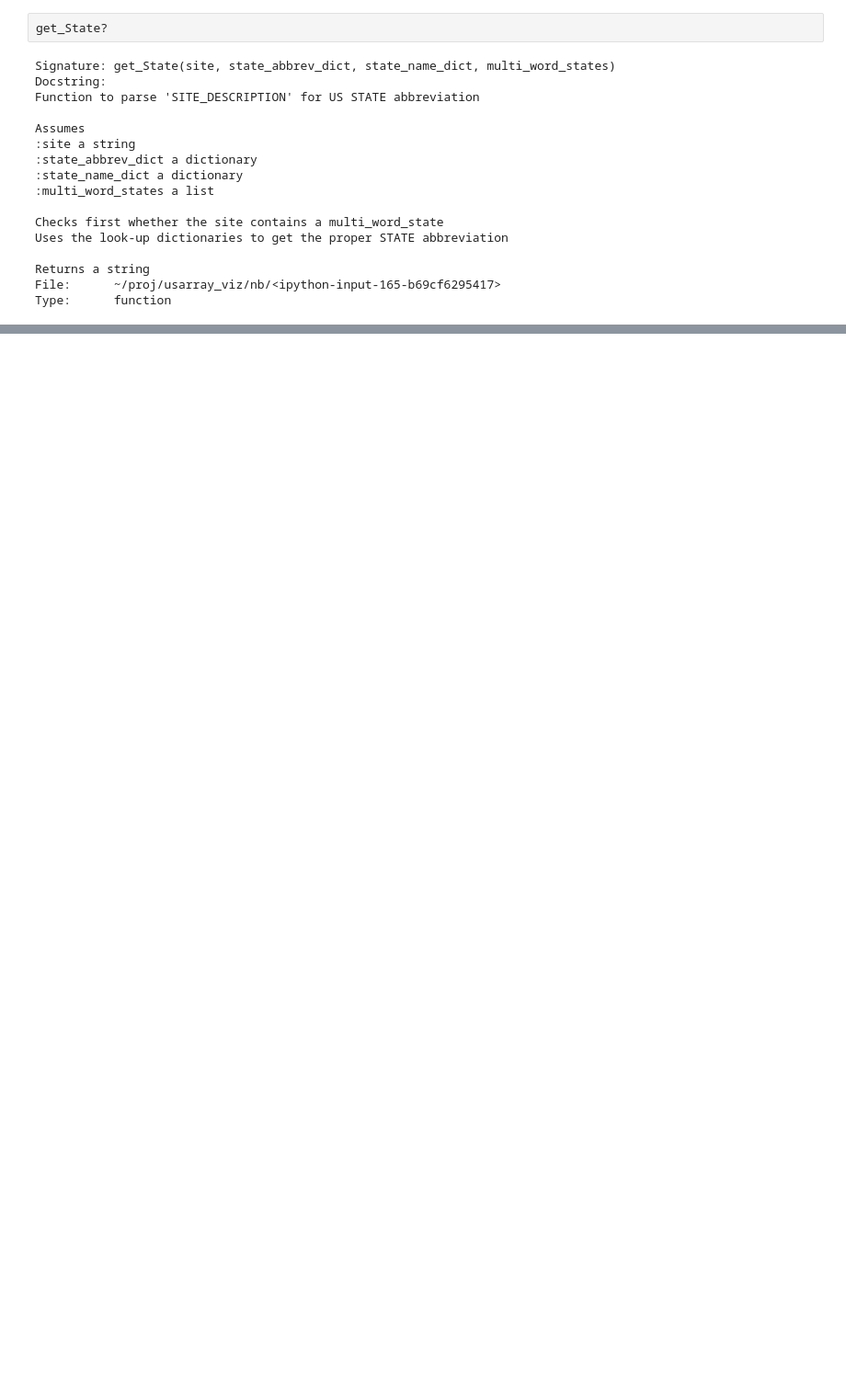
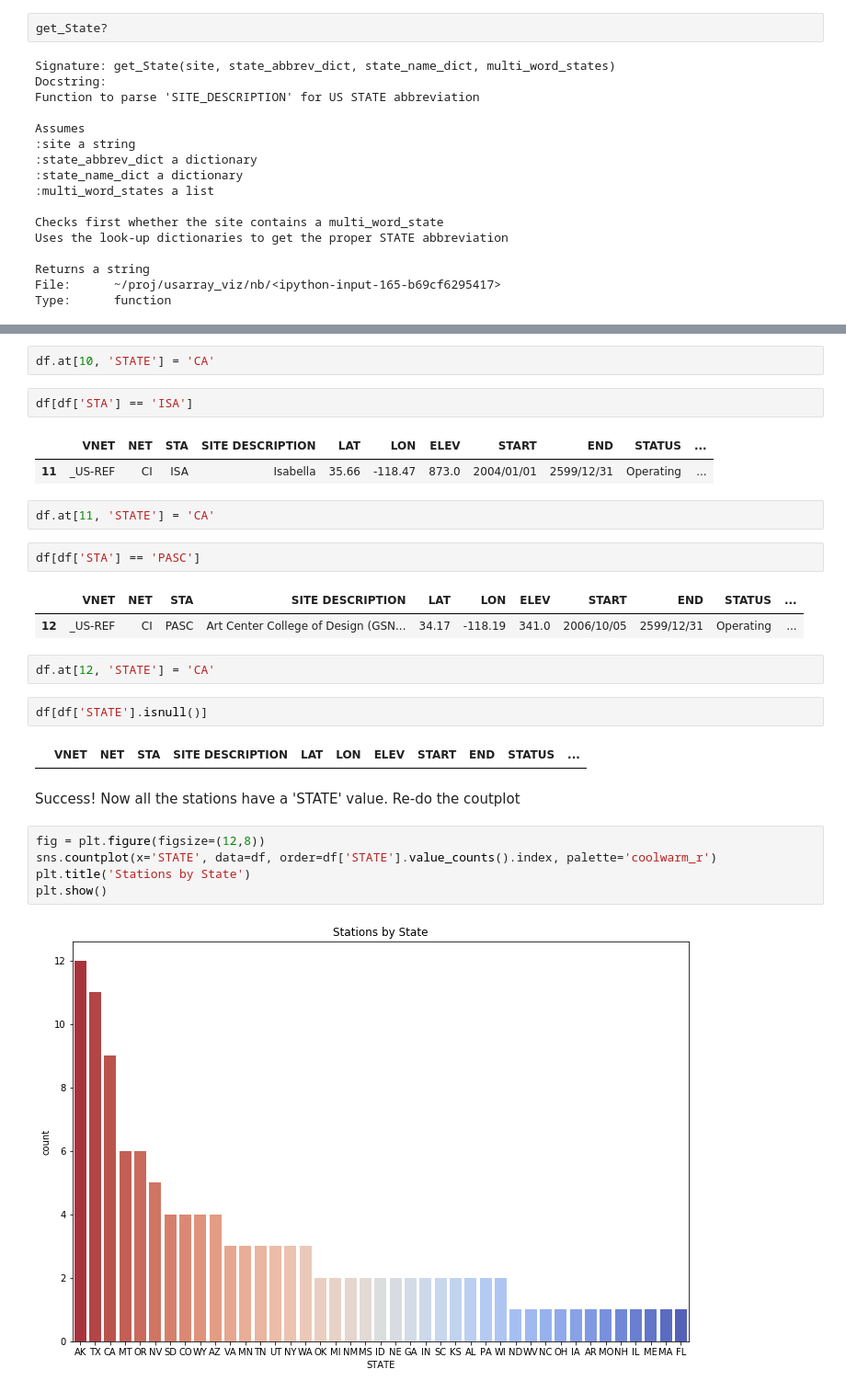
Before and after one commit to bdowdell/USArray_viz, a Jupyter notebook: nb/usarray_data_discovery.ipynb, the cells around one changed output, grey strips where cells are left out. Shown: that part at 92% size. Cells and saved outputs as stored; diff of their text form; blank space fills up the shorter version.

Commit message:
Manually adjusts STATE value for missing entries

```diff
--- a/nb/usarray_data_discovery.ipynb
+++ b/nb/usarray_data_discovery.ipynb
@@ -663,0 +686,29 @@ Type:      function
+# %%
+df.at[10, 'STATE'] = 'CA'
+# %%
+df[df['STA'] == 'ISA']
+# %% [output]
+|  | VNET | NET | STA | SITE DESCRIPTION | LAT | LON | ELEV | START | END | STATUS | ... |
+| 11 | _US-REF | CI | ISA | Isabella | 35.66 | -118.47 | 873.0 | 2004/01/01 | 2599/12/31 | Operating | ... |
+# %%
+df.at[11, 'STATE'] = 'CA'
+# %%
+df[df['STA'] == 'PASC']
+# %% [output]
+|  | VNET | NET | STA | SITE DESCRIPTION | LAT | LON | ELEV | START | END | STATUS | ... |
+| 12 | _US-REF | CI | PASC | Art Center College of Design (GSN... | 34.17 | -118.19 | 341.0 | 2006/10/05 | 2599/12/31 | Operating | ... |
+# %%
+df.at[12, 'STATE'] = 'CA'
+# %%
+df[df['STATE'].isnull()]
+# %% [output]
+|  | VNET | NET | STA | SITE DESCRIPTION | LAT | LON | ELEV | START | END | STATUS | ... |
+# %% [markdown]
+Success!  Now all the stations have a 'STATE' value.  Re-do the coutplot
+# %%
+fig = plt.figure(figsize=(12,8))
+sns.countplot(x='STATE', data=df, order=df['STATE'].value_counts().index, palette='coolwarm_r')
+plt.title('Stations by State')
+plt.show()
+# %% [output]
+[figure, added]
```
Also changed, not shown: parts of 6 cells of this notebook.
